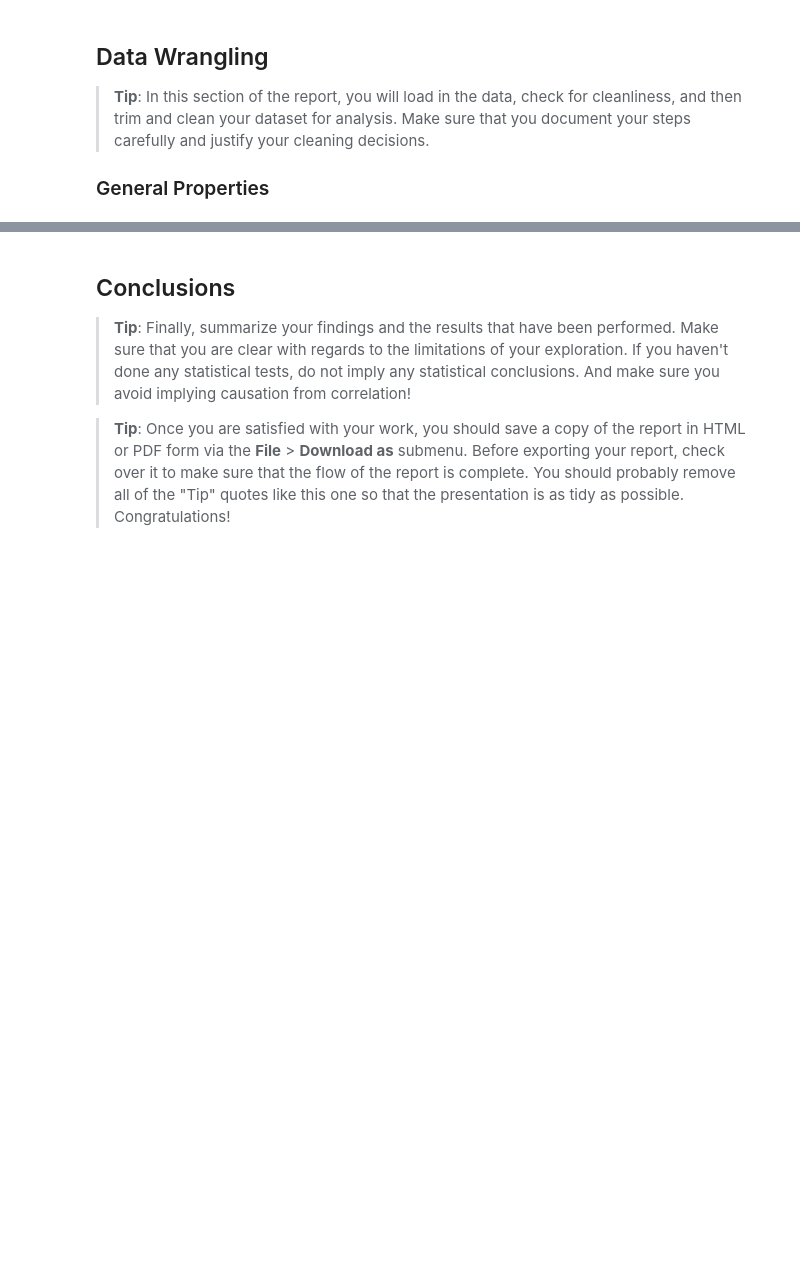
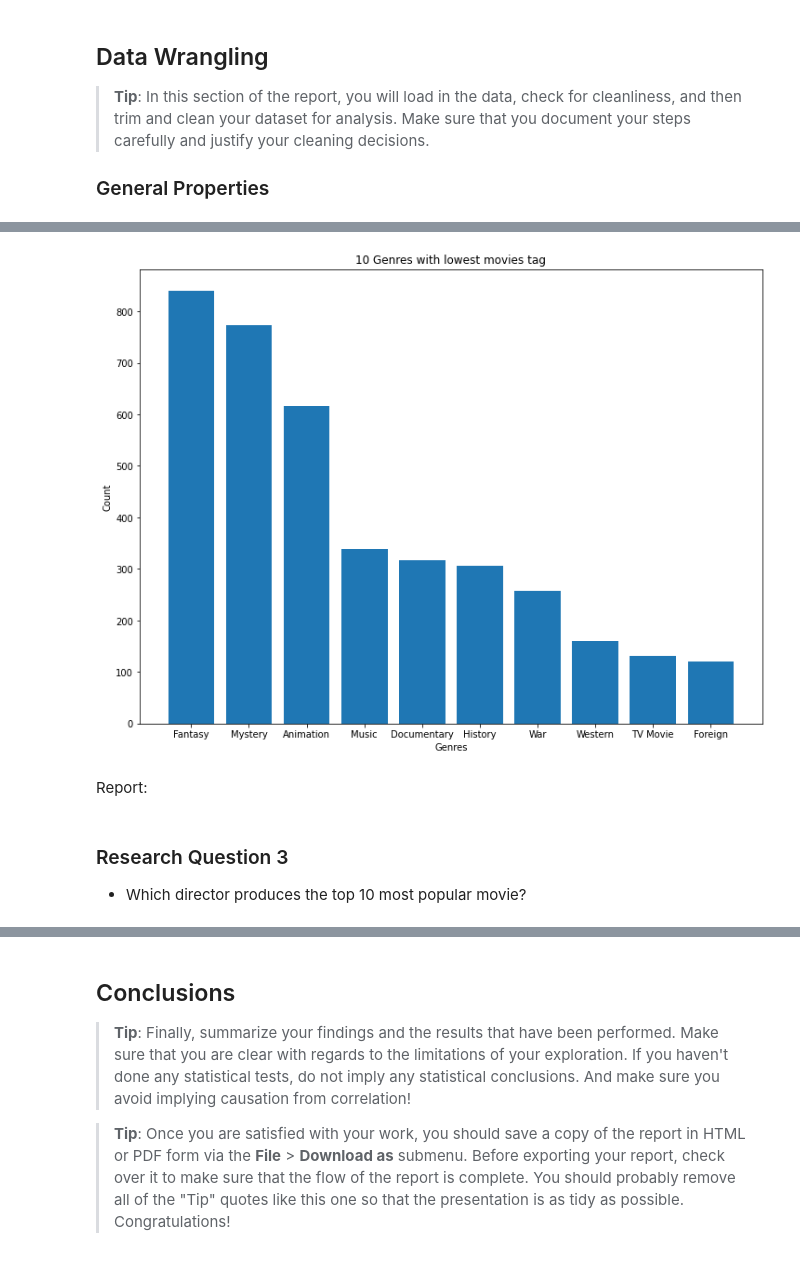
Before and after one commit to comsavvy/Movies-dataset-Analysis, a Jupyter notebook: investigate-a-dataset.ipynb, the cells around one changed output, grey strips where cells are left out. Cells and saved outputs as stored; diff of their text form; code cells hidden in the pictures; blank space fills up the shorter version.

Commit message:
Up to research question 7 without report

```diff
--- a/investigate-a-dataset.ipynb
+++ b/investigate-a-dataset.ipynb
@@ -89,0 +367,14 @@ The details associated to each released movie is provided such as:
+# %%
+# 10 Genres with lowest movies tag
+last10_Genres = genres_count.tail(10)
+# %%
+genre_count_visual(last10_Genres['Genres'],
+                    last10_Genres['Count'],
+                    '10 Genres with lowest movies tag')
+# %% [output]
+[figure, added]
+# %% [markdown]
+Report:
+# %% [markdown]
+### Research Question 3
+- Which director produces the top 10 most popular movie?
```
Also changed, not shown: parts of 70 cells of this notebook.
